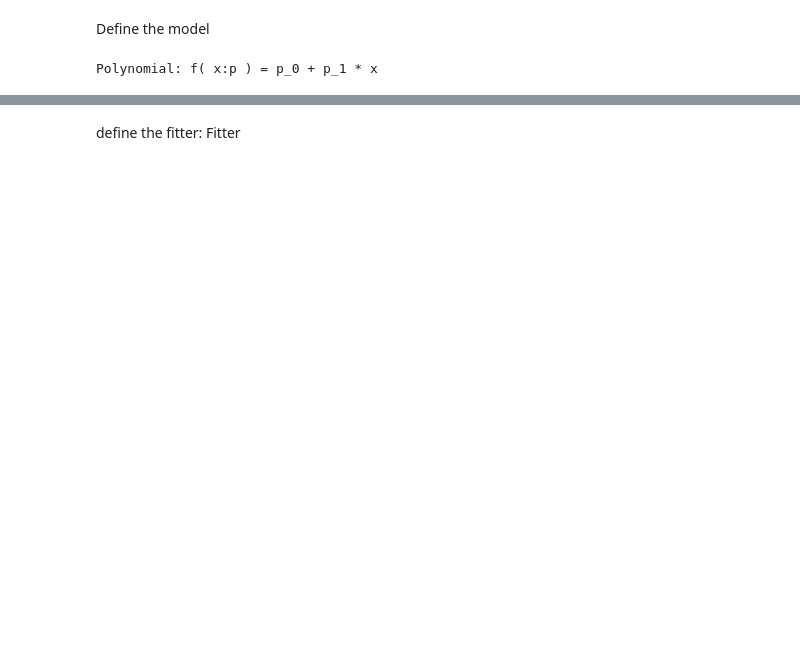
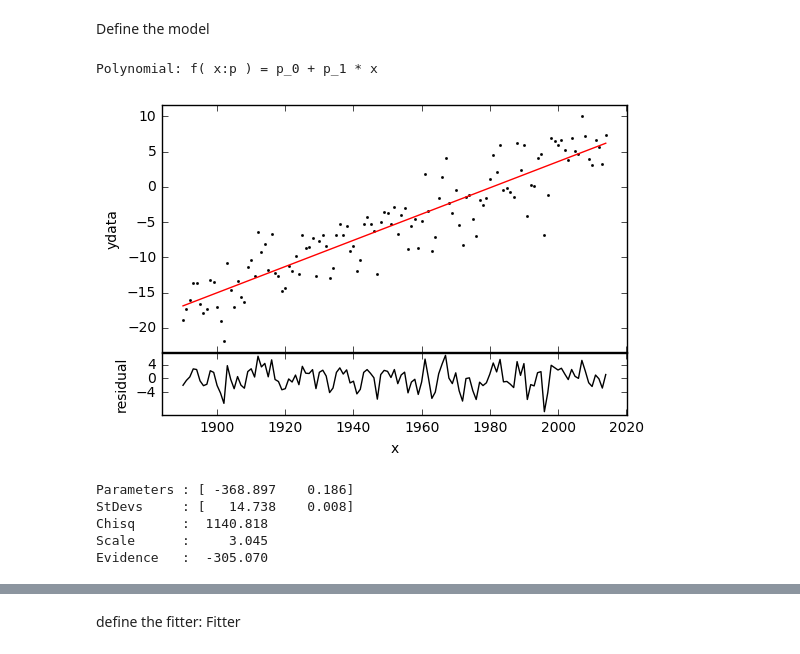
Before and after one commit to dokester/BayesicFitting, a Jupyter notebook: examples/sealevel.ipynb, the cells around one changed output, grey strips where cells are left out. Drawn from its saved outputs; the diff is of its cells as text; code cells hidden in the pictures; blank space fills up the shorter version.

```diff
--- a/examples/sealevel.ipynb
+++ b/examples/sealevel.ipynb
@@ -55,7 +34,24 @@ level = tbl['col2'].data
 # %% [markdown]
 Define the model
-# %%
-mdl = PolynomialModel( 1 )
-print( mdl )
-# %% [output]
-Polynomial: f( x:p ) = p_0 + p_1 * x
+# %%
+mdl = PolynomialModel( 1 )
+print( mdl )
+
+fitter = Fitter( year, mdl )
+
+# find the parameters
+param = fitter.fit( level, plot=True )
+
+print( "Parameters :", fmt( param, max=None ) )
+print( "StDevs     :", fmt( fitter.stdevs, max=None ) )
+print( "Chisq      :", fmt( fitter.chisq ) )
+print( "Scale      :", fmt( fitter.scale ) )
+print( "Evidence   :", fmt( fitter.getEvidence( limits=[-100,100] ) ) )
+# %% [output]
+Polynomial: f( x:p ) = p_0 + p_1 * x
+[figure, added]
+Parameters : [ -368.897    0.186]
+StDevs     : [   14.738    0.008]
+Chisq      :  1140.818
+Scale      :     3.045
+Evidence   :  -305.070
```
Also changed, not shown: parts of 5 cells of this notebook, 17 other files.
